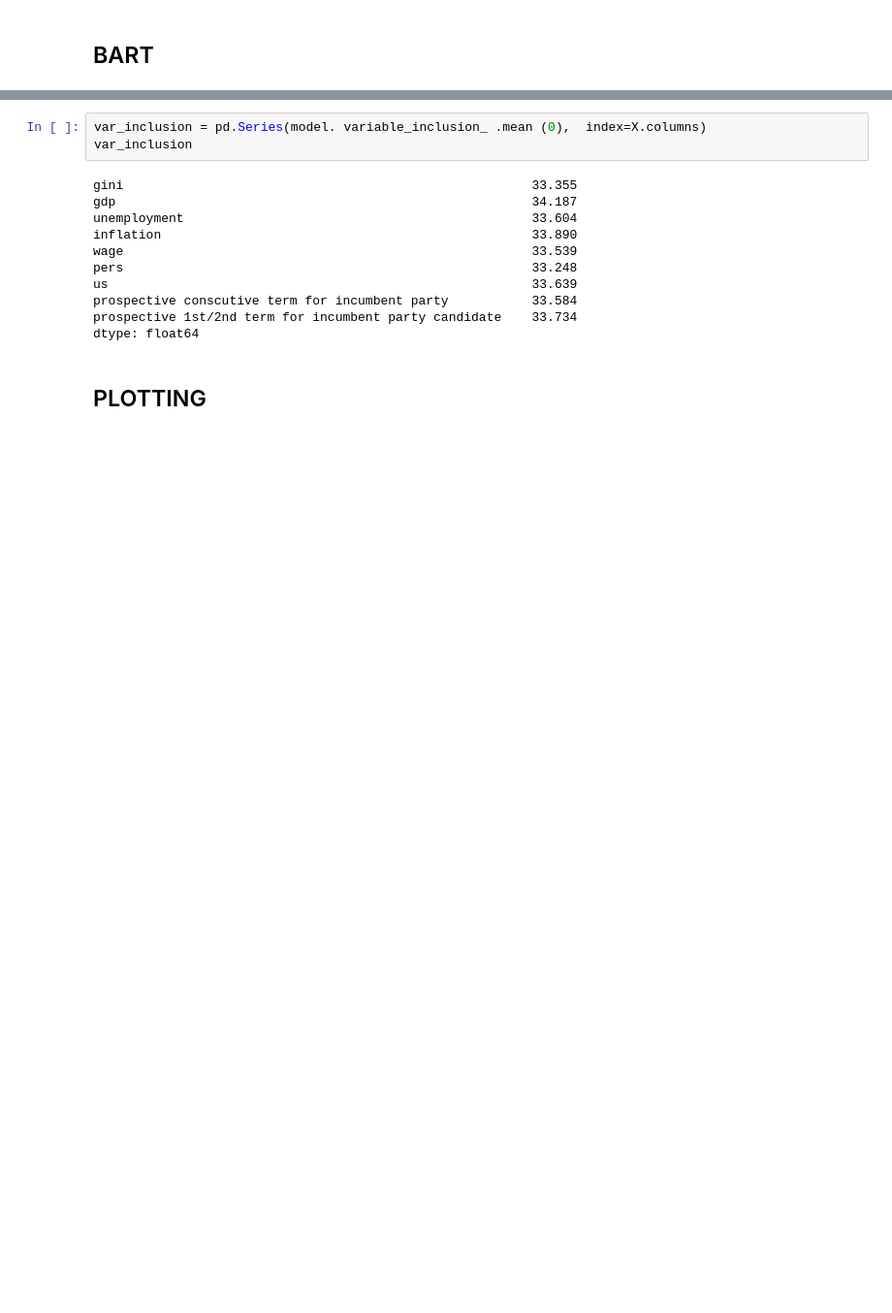
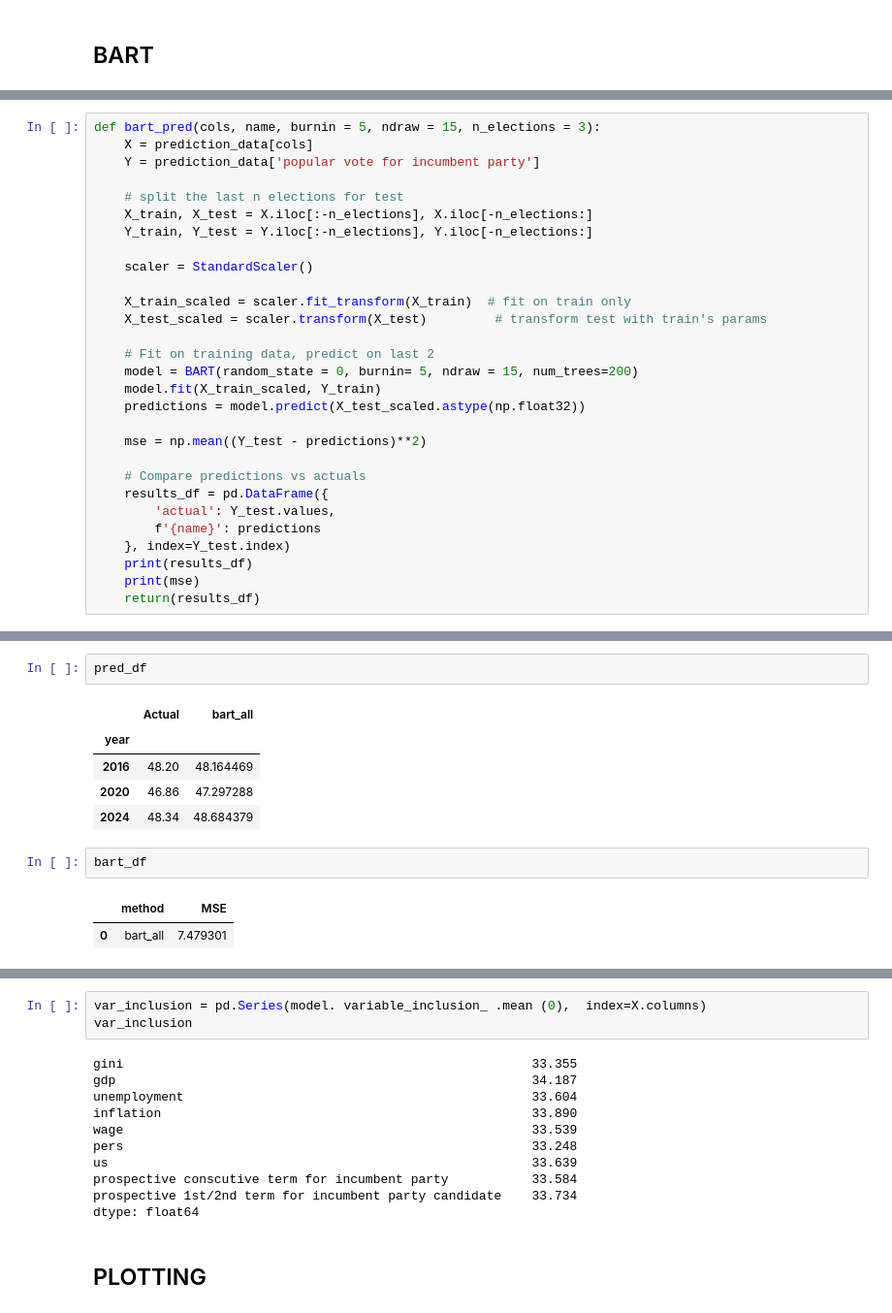
Before and after one commit to carlemilgrumnymann/data_science, a Jupyter notebook: minimum analysis_v2.ipynb, the cells around one changed output, grey strips where cells are left out. Shown at 97% size. Cells and saved outputs as stored; diff of their text form; blank space fills up the shorter version.

```diff
--- a/minimum analysis_v2.ipynb
+++ b/minimum analysis_v2.ipynb
@@ -1352,0 +943,29 @@ year
+# %%
+def bart_pred(cols, name, burnin = 5, ndraw = 15, n_elections = 3):
+    X = prediction_data[cols]
+    Y = prediction_data['popular vote for incumbent party']
+
+    # split the last n elections for test
+    X_train, X_test = X.iloc[:-n_elections], X.iloc[-n_elections:]
+    Y_train, Y_test = Y.iloc[:-n_elections], Y.iloc[-n_elections:]
+
+    scaler = StandardScaler()
+
+    X_train_scaled = scaler.fit_transform(X_train)  # fit on train only
+    X_test_scaled = scaler.transform(X_test)         # transform test with train's params
+
+    # Fit on training data, predict on last 2
+    model = BART(random_state = 0, burnin= 5, ndraw = 15, num_trees=200)
+    model.fit(X_train_scaled, Y_train)
+    predictions = model.predict(X_test_scaled.astype(np.float32))
+
+    mse = np.mean((Y_test - predictions)**2)
+
+    # Compare predictions vs actuals
+    results_df = pd.DataFrame({
+        'actual': Y_test.values,
+        f'{name}': predictions
+    }, index=Y_test.index)
+    print(results_df)
+    print(mse)
+    return(results_df)
@@ -1352,0 +984,13 @@ year
+# %%
+pred_df
+# %% [output]
+|  | Actual | bart_all |
+| year |  |  |
+| 2016 | 48.20 | 48.164469 |
+| 2020 | 46.86 | 47.297288 |
+| 2024 | 48.34 | 48.684379 |
+# %%
+bart_df
+# %% [output]
+|  | method | MSE |
+| 0 | bart_all | 7.479301 |
```
Also changed, not shown: parts of 30 cells of this notebook, 5 other files.
